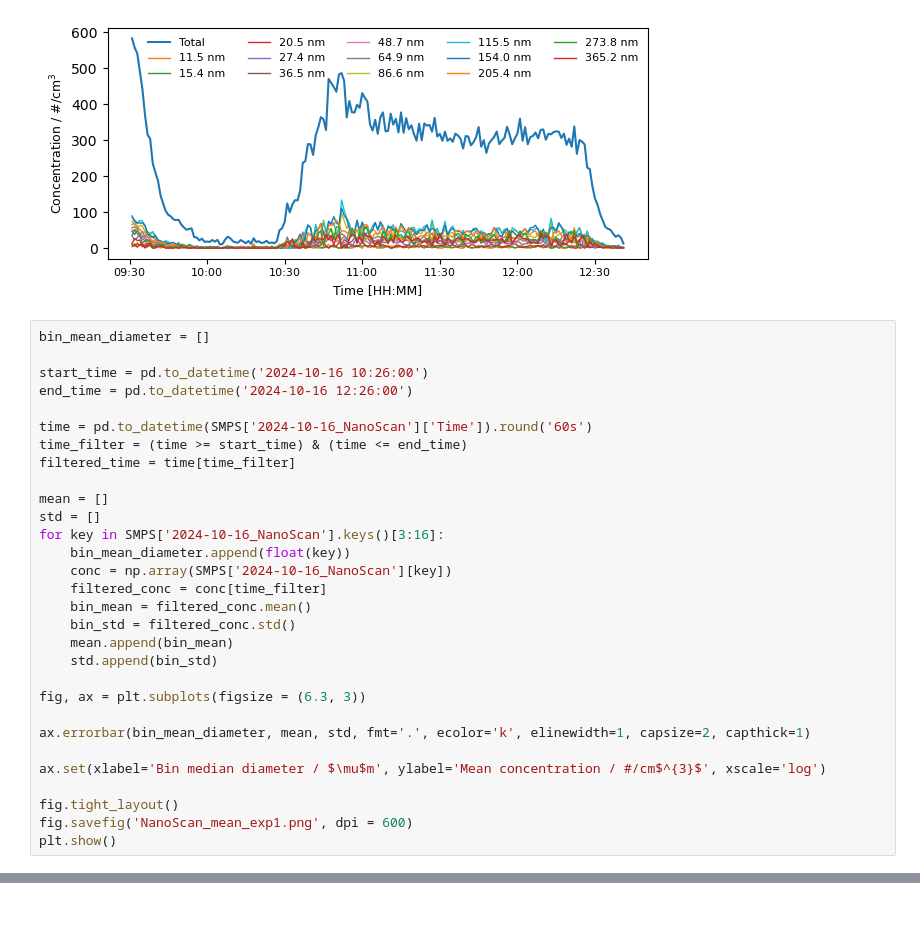
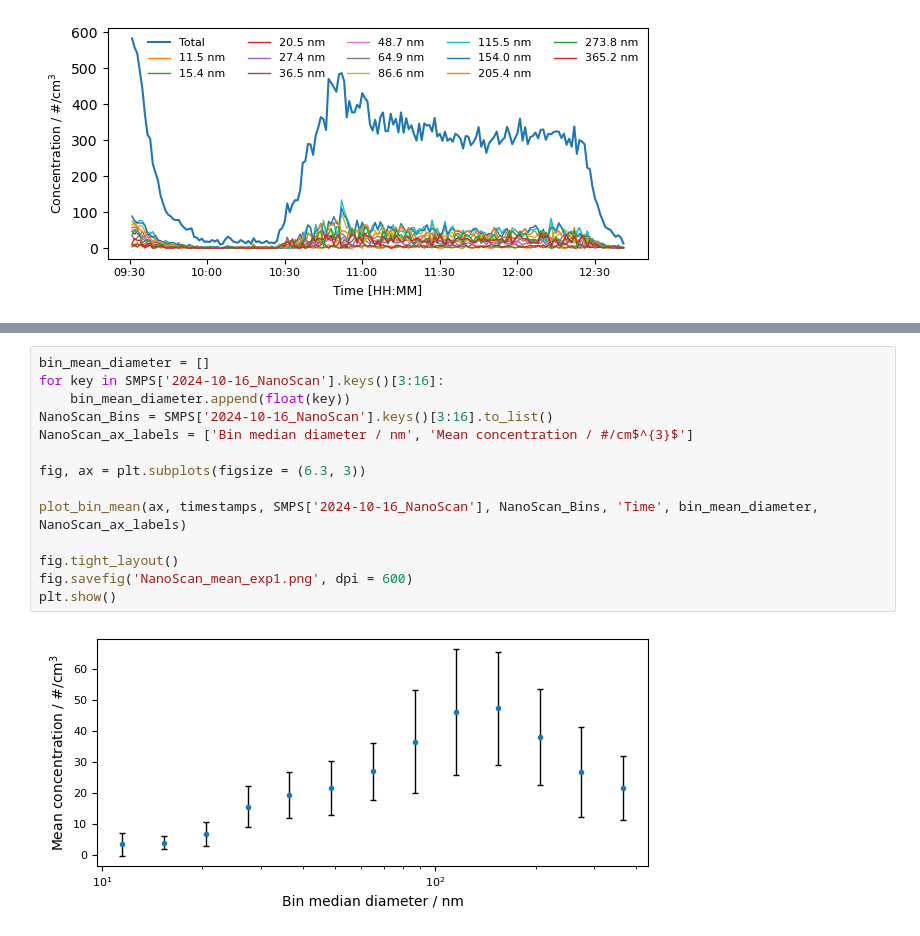
Before and after one commit to Normann25/Master-thesis, a Jupyter notebook: Lund Brake Wear/Exp1.ipynb, the cells around one changed output, grey strips where cells are left out. Drawn from its saved outputs; the diff is of its cells as text.

```diff
--- a/Lund Brake Wear/Exp1.ipynb
+++ b/Lund Brake Wear/Exp1.ipynb
@@ -97,33 +56,3 @@ fig.savefig('NanoScan_total_exp1.png', dpi = 600)
 plt.show()
 # %% [output]
 [figure]
-# %%
-bin_mean_diameter = []
-
-start_time = pd.to_datetime('2024-10-16 10:26:00')
-end_time = pd.to_datetime('2024-10-16 12:26:00')
-
-time = pd.to_datetime(SMPS['2024-10-16_NanoScan']['Time']).round('60s')
-time_filter = (time >= start_time) & (time <= end_time)
-filtered_time = time[time_filter]
-
-mean = []
-std = []
-for key in SMPS['2024-10-16_NanoScan'].keys()[3:16]:
-    bin_mean_diameter.append(float(key))
-    conc = np.array(SMPS['2024-10-16_NanoScan'][key])
-    filtered_conc = conc[time_filter]
-    bin_mean = filtered_conc.mean()
-    bin_std = filtered_conc.std()
-    mean.append(bin_mean)
-    std.append(bin_std)
-
-fig, ax = plt.subplots(figsize = (6.3, 3))
-
-ax.errorbar(bin_mean_diameter, mean, std, fmt='.', ecolor='k', elinewidth=1, capsize=2, capthick=1)
-
-ax.set(xlabel='Bin median diameter / $\mu$m', ylabel='Mean concentration / #/cm$^{3}$', xscale='log')
-
-fig.tight_layout()
-fig.savefig('NanoScan_mean_exp1.png', dpi = 600)
-plt.show()
@@ -131,0 +59,16 @@ plt.show()
+# %%
+bin_mean_diameter = []
+for key in SMPS['2024-10-16_NanoScan'].keys()[3:16]:
+    bin_mean_diameter.append(float(key))
+NanoScan_Bins = SMPS['2024-10-16_NanoScan'].keys()[3:16].to_list()
+NanoScan_ax_labels = ['Bin median diameter / nm', 'Mean concentration / #/cm$^{3}$']
+
+fig, ax = plt.subplots(figsize = (6.3, 3))
+
+plot_bin_mean(ax, timestamps, SMPS['2024-10-16_NanoScan'], NanoScan_Bins, 'Time', bin_mean_diameter, NanoScan_ax_labels)
+
+fig.tight_layout()
+fig.savefig('NanoScan_mean_exp1.png', dpi = 600)
+plt.show()
+# %% [output]
+[figure, added]
```
Also changed, not shown: parts of 3 cells of this notebook, 3 other files.
